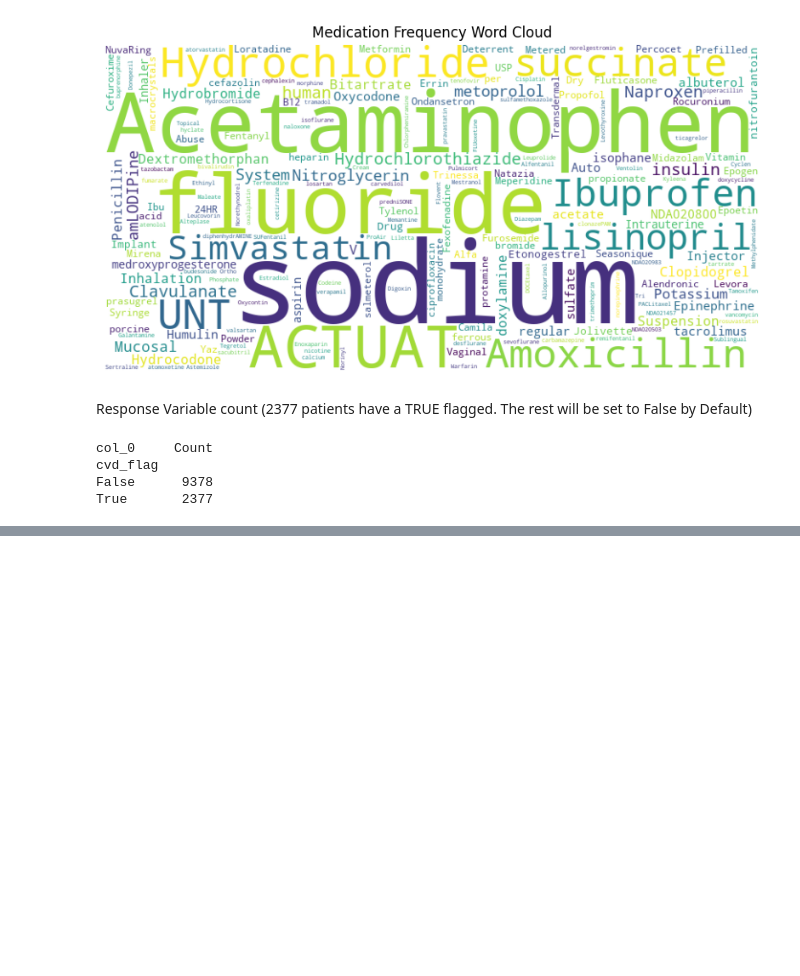
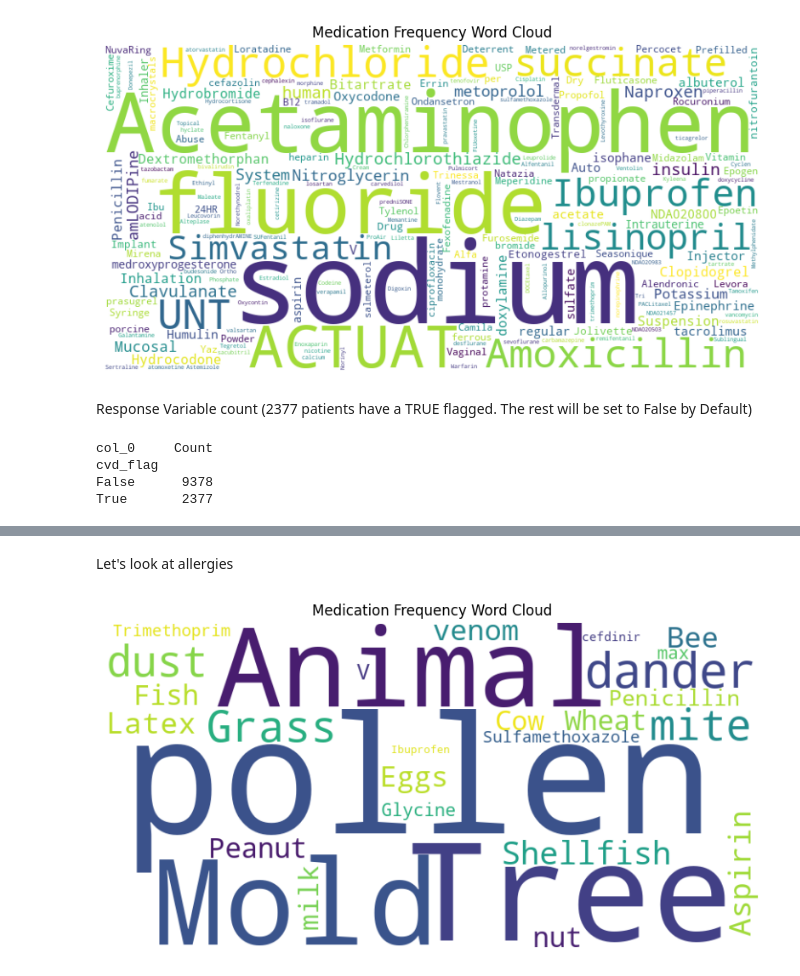
Before and after one commit to arm523-arteid/DSCI498, a Jupyter notebook: src/ExploreData.ipynb, the cells around one changed output, grey strips where cells are left out. Cells and saved outputs as stored; diff of their text form; code cells hidden in the pictures; blank space fills up the shorter version.

```diff
--- a/src/ExploreData.ipynb
+++ b/src/ExploreData.ipynb
@@ -157,0 +187,24 @@ True       2377
+# %% [markdown]
+Let's look at allergies
+# %%
+text = " ".join(allergies["DESCRIPTION"].dropna().tolist())
+
+# need to remove some text from the meds
+custom_stopwords = set(STOPWORDS)
+custom_stopwords.update(["House"])
+
+wordcloud = WordCloud(
+    width=800,
+    height=400,
+    background_color="white",
+    stopwords=custom_stopwords,
+    collocations=False
+).generate(text)
+
+plt.figure(figsize=(10, 5))
+plt.imshow(wordcloud, interpolation="bilinear")
+plt.axis("off")
+plt.title("Medication Frequency Word Cloud")
+plt.show()
+# %% [output]
+[figure, added]
```
Also changed, not shown: parts of 7 cells of this notebook, 5 other files.
